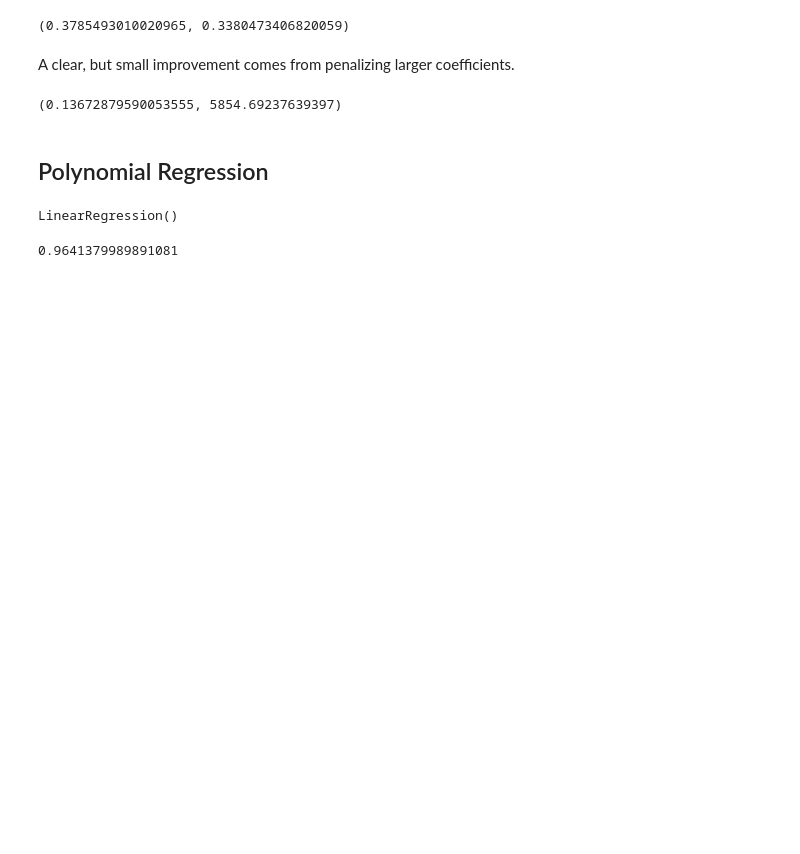
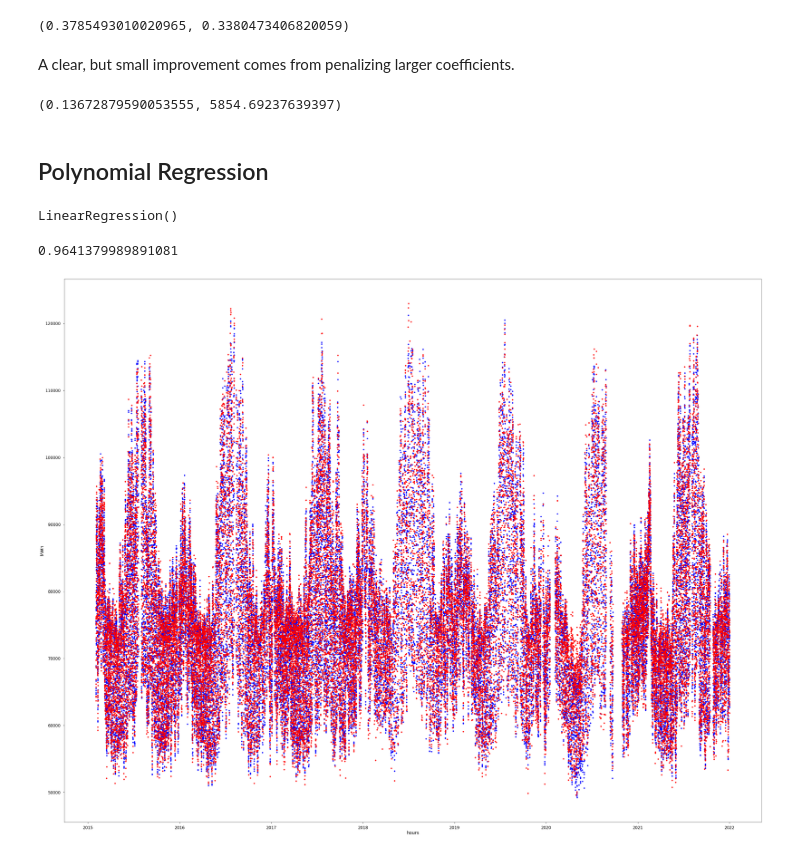
Before and after one commit to caindy/mml, a Jupyter notebook: linear_model/obtain_data.ipynb, the cells around one changed output. Drawn from its saved outputs; the diff is of its cells as text; code cells hidden in the pictures; blank space fills up the shorter version.

Commit message:
added plot

```diff
--- a/linear_model/obtain_data.ipynb
+++ b/linear_model/obtain_data.ipynb
@@ -225,3 +225,7 @@ LinearRegression()
 poly_reg.score(X_poly,y)
 # %% [output]
 0.9641379989891081
+# %%
+plot_result(poly_reg.predict(X_poly), y, data.index)
+# %% [output]
+[figure, added]
```
